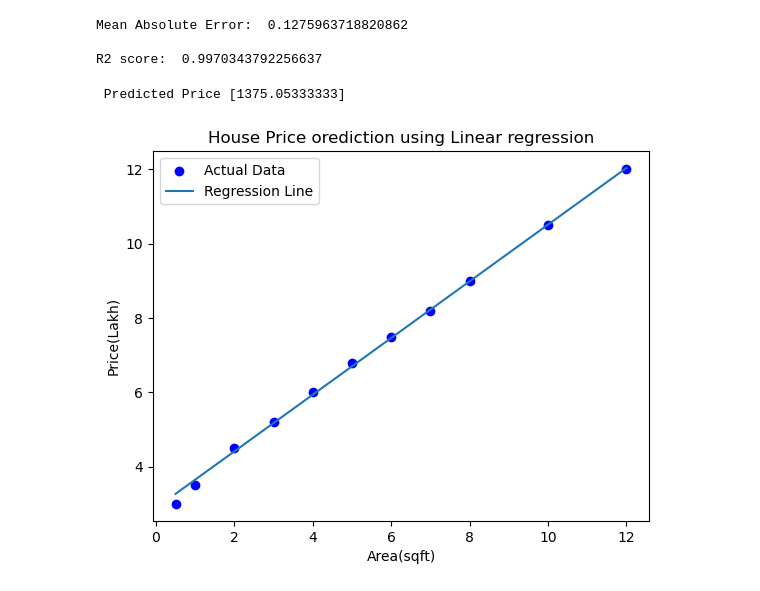
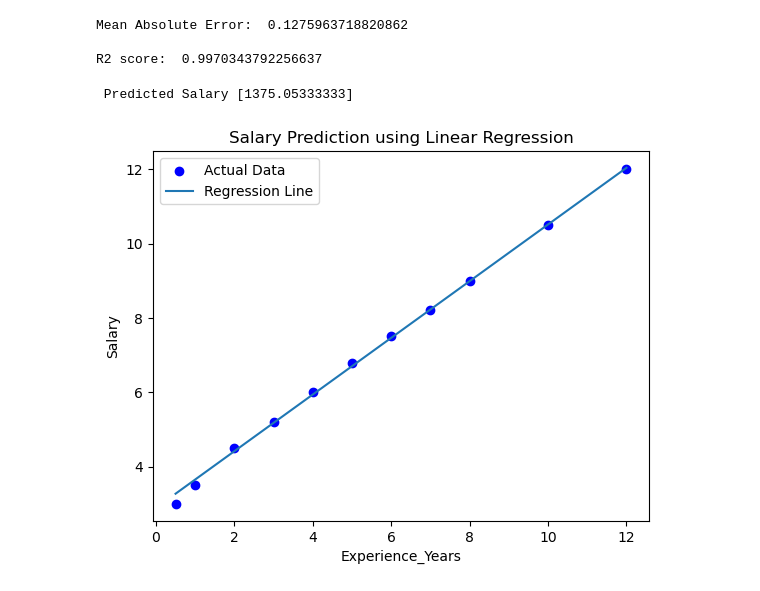
Before and after one commit to SanskritiSaurabh/Data-Science-and-machine-Learning, a Jupyter notebook: ques 10 day5.ipynb, the cells around one changed output. Cells and saved outputs as stored; diff of their text form; code cells hidden in the pictures.

```diff
--- a/ques 10 day5.ipynb
+++ b/ques 10 day5.ipynb
@@ -92,18 +92,18 @@ Mean Absolute Error:  0.1275963718820862
 
 R2 score:  0.9970343792256637
 # %%
-newarea=np.array([[1800]])
-predictedprice=model.predict(newarea)
-print('\n Predicted Price',predictedprice)
+newexp=np.array([[1800]])
+predictedsalary=model.predict(newexp)
+print('\n Predicted Salary',predictedsalary)
 # %% [output]
- Predicted Price [1375.05333333]
+ Predicted Salary [1375.05333333]
 # %%
 plt.scatter(X,y,color='blue',label='Actual Data')
 plt.plot(X,model.predict(X),label="Regression Line")
-plt.xlabel("Area(sqft)")
-plt.ylabel("Price(Lakh)")
-plt.title('House Price orediction using Linear regression')
+plt.xlabel("Experience_Years")
+plt.ylabel("Salary")
+plt.title('Salary Prediction using Linear Regression')
 plt.legend()
 plt.show()
 # %% [output]
-[figure, old version]
+[figure, new version]
```
